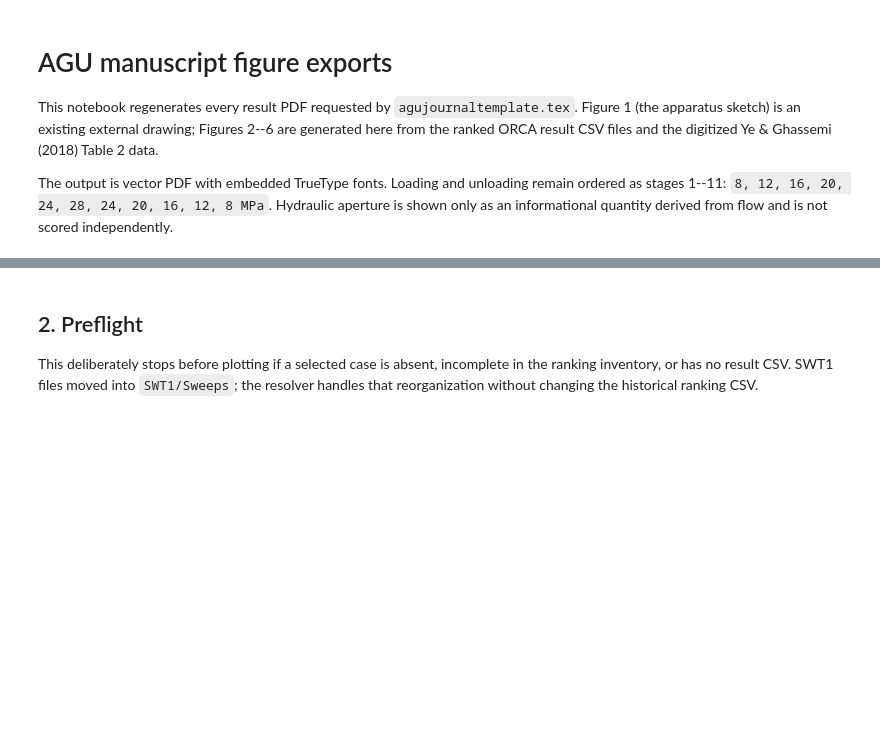
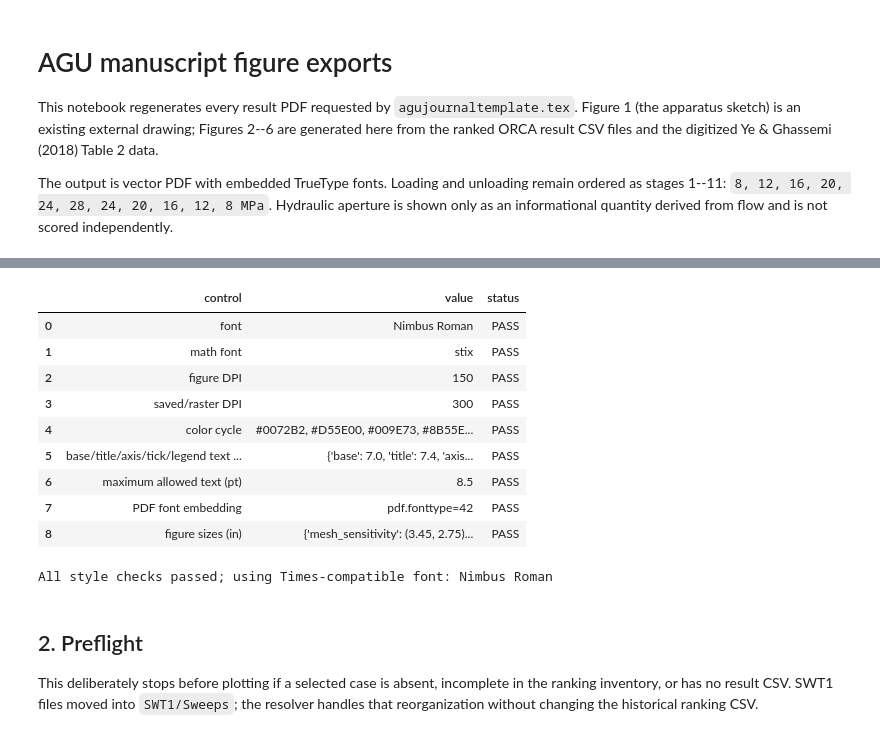
Before and after one commit to saeedvdi/orca_4.0, a Jupyter notebook: Examples/YeGhasemmi2018/Output_Image_Comparison/AGU_manuscript_figure_exports.ipynb, the cells around one changed output, grey strips where cells are left out. Saved outputs shown, nothing was run; the diff lists cells and outputs as text; code cells hidden in the pictures; blank space fills up the shorter version.

```diff
--- a/Examples/YeGhasemmi2018/Output_Image_Comparison/AGU_manuscript_figure_exports.ipynb
+++ b/Examples/YeGhasemmi2018/Output_Image_Comparison/AGU_manuscript_figure_exports.ipynb
@@ -59,3 +845,41 @@ PDF destination: /home/geomechanics/Desktop/AGU_Paper_1_PhD/Figures
+# %%
+paperfig.apply_agu_style()
+style_checks = paperfig.validate_agu_style()
+assert set(paperfig.FIGURE_SIZES_IN) == set(paperfig.FIGURE_FILENAMES)
+
+style_summary = pd.DataFrame({
+    'control': [
+        'font', 'math font', 'figure DPI', 'saved/raster DPI',
+        'color cycle', 'base/title/axis/tick/legend text (pt)',
+        'maximum allowed text (pt)', 'PDF font embedding', 'figure sizes (in)',
+    ],
+    'value': [
+        paperfig.AGU_FONT_NAME,
+        paperfig.plt.rcParams['mathtext.fontset'],
+        paperfig.AGU_FIGURE_DPI,
+        paperfig.AGU_SAVE_DPI,
+        ', '.join(paperfig.AGU_COLOR_CYCLE),
+        str(paperfig.AGU_TEXT_SIZES_PT),
+        paperfig.AGU_MAX_TEXT_SIZE_PT,
+        f"pdf.fonttype={paperfig.plt.rcParams['pdf.fonttype']}",
+        str(paperfig.FIGURE_SIZES_IN),
+    ],
+    'status': ['PASS'] * 9,
+})
+display(style_summary)
+print(f"All style checks passed; using Times-compatible font: {paperfig.AGU_FONT_NAME}")
+# %% [output]
+|  | control | value | status |
+| 0 | font | Nimbus Roman | PASS |
+| 1 | math font | stix | PASS |
+| 2 | figure DPI | 150 | PASS |
+| 3 | saved/raster DPI | 300 | PASS |
+| 4 | color cycle | #0072B2, #D55E00, #009E73, #8B55E... | PASS |
+| 5 | base/title/axis/tick/legend text ... | {'base': 7.0, 'title': 7.4, 'axis... | PASS |
+| 6 | maximum allowed text (pt) | 8.5 | PASS |
+| 7 | PDF font embedding | pdf.fonttype=42 | PASS |
+| 8 | figure sizes (in) | {'mesh_sensitivity': (3.45, 2.75)... | PASS |
+All style checks passed; using Times-compatible font: Nimbus Roman
 # %% [markdown]
 ## 2. Preflight
 
```
Also changed, not shown: parts of 10 cells of this notebook, 3 other files.
